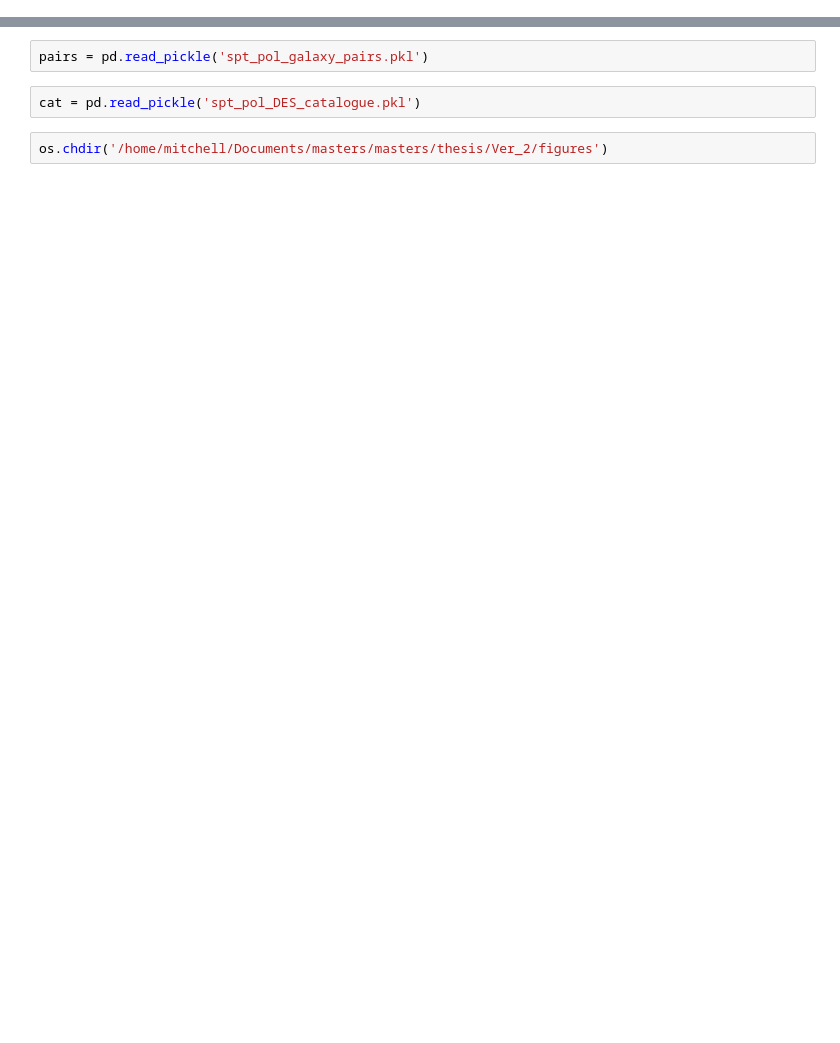
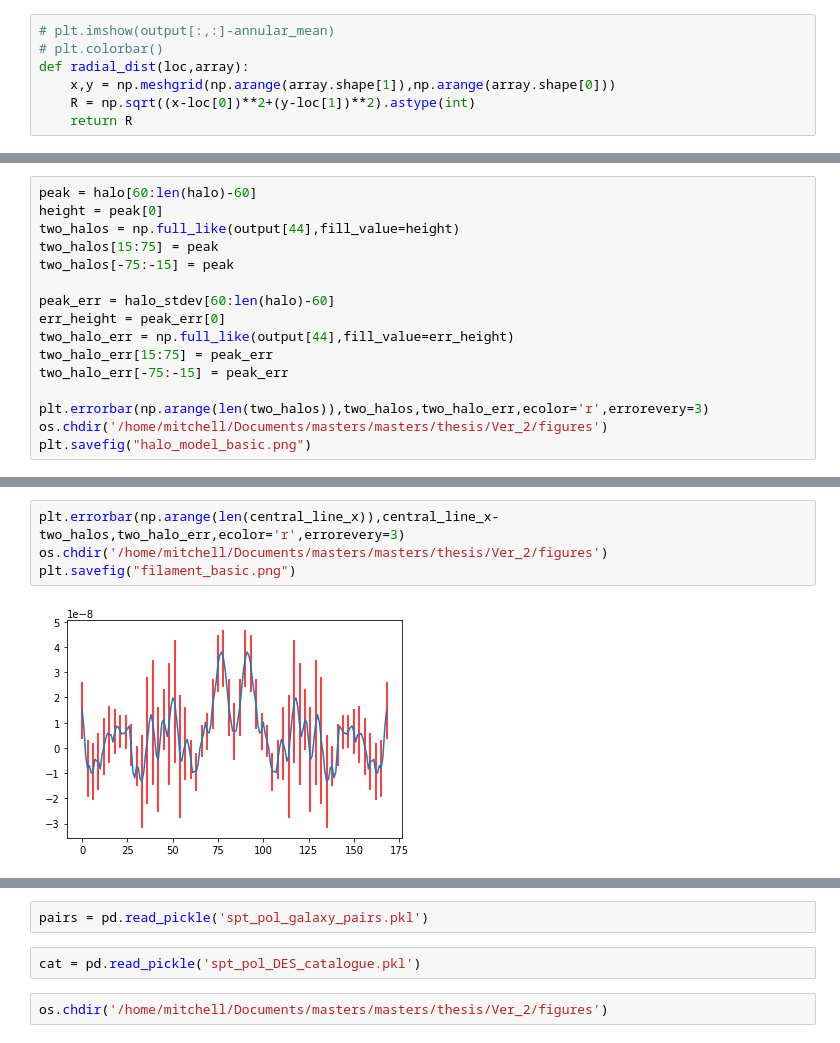
Before and after one commit to mdezylva/masters, a Jupyter notebook: Notebooks/Post_Stacking.ipynb, the cells around one changed output, grey strips where cells are left out. Cells and saved outputs as stored; diff of their text form; blank space fills up the shorter version.

```diff
--- a/Notebooks/Post_Stacking.ipynb
+++ b/Notebooks/Post_Stacking.ipynb
@@ -38,0 +152,7 @@ plt.colorbar()
+# %%
+# plt.imshow(output[:,:]-annular_mean)
+# plt.colorbar()
+def radial_dist(loc,array):
+    x,y = np.meshgrid(np.arange(array.shape[1]),np.arange(array.shape[0]))
+    R = np.sqrt((x-loc[0])**2+(y-loc[1])**2).astype(int)
+    return R
@@ -38,0 +204,16 @@ plt.colorbar()
+# %%
+peak = halo[60:len(halo)-60]
+height = peak[0]
+two_halos = np.full_like(output[44],fill_value=height)
+two_halos[15:75] = peak
+two_halos[-75:-15] = peak
+
+peak_err = halo_stdev[60:len(halo)-60]
+err_height = peak_err[0]
+two_halo_err = np.full_like(output[44],fill_value=err_height)
+two_halo_err[15:75] = peak_err
+two_halo_err[-75:-15] = peak_err
+
+plt.errorbar(np.arange(len(two_halos)),two_halos,two_halo_err,ecolor='r',errorevery=3)
+os.chdir('/home/mitchell/Documents/masters/masters/thesis/Ver_2/figures')
+plt.savefig("halo_model_basic.png")
@@ -38,0 +222,6 @@ plt.colorbar()
+# %%
+plt.errorbar(np.arange(len(central_line_x)),central_line_x-two_halos,two_halo_err,ecolor='r',errorevery=3)
+os.chdir('/home/mitchell/Documents/masters/masters/thesis/Ver_2/figures')
+plt.savefig("filament_basic.png")
+# %% [output]
+[figure, added]
```
Also changed, not shown: parts of 34 cells of this notebook, 53 other files.
